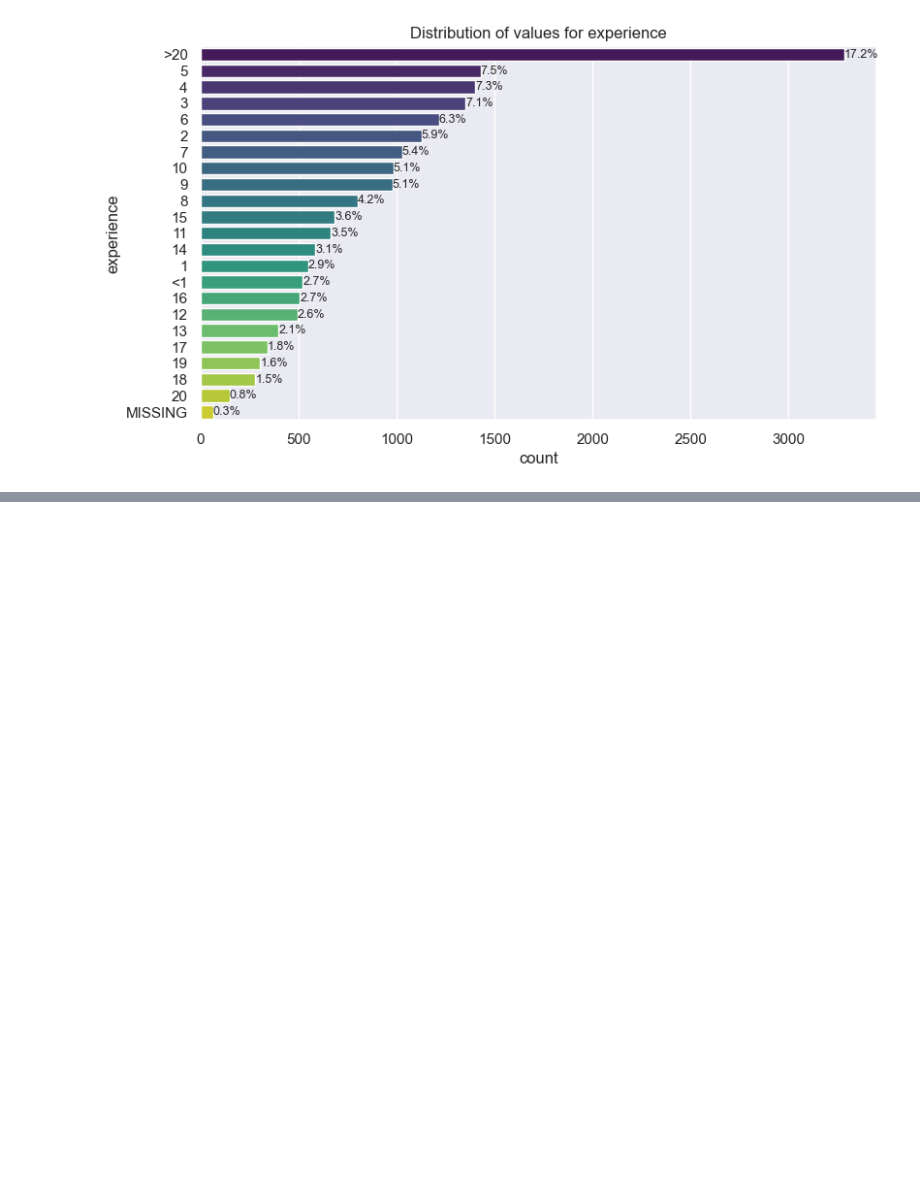
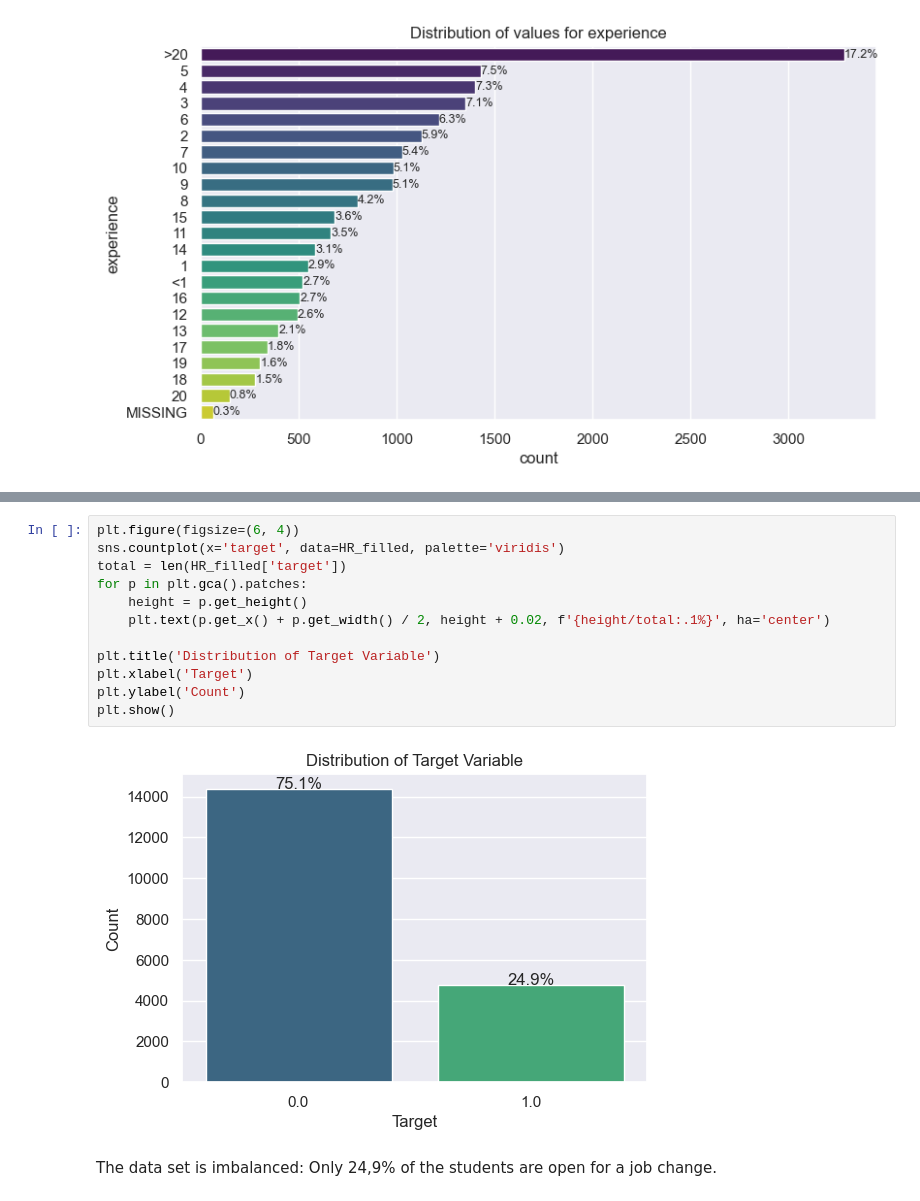
Before and after one commit to scheinmensch/HR-Analytics, a Jupyter notebook: EDA.ipynb, the cells around one changed output, grey strips where cells are left out. Saved outputs shown, nothing was run; the diff lists cells and outputs as text; blank space fills up the shorter version.

```diff
--- a/EDA.ipynb
+++ b/EDA.ipynb
@@ -199,0 +205,16 @@ array([ 36,  47,  83,  52,   8,  24,  18,  46, 123,  32, 108,  23,  26,
+# %%
+plt.figure(figsize=(6, 4))
+sns.countplot(x='target', data=HR_filled, palette='viridis')
+total = len(HR_filled['target'])
+for p in plt.gca().patches:
+    height = p.get_height()
+    plt.text(p.get_x() + p.get_width() / 2, height + 0.02, f'{height/total:.1%}', ha='center')
+
+plt.title('Distribution of Target Variable')
+plt.xlabel('Target')
+plt.ylabel('Count')
+plt.show()
+# %% [output]
+[figure, added]
+# %% [markdown]
+The data set is imbalanced: Only 24,9% of the students are open for a job change.
```
Also changed, not shown: parts of 2 cells of this notebook, 2 other files.
